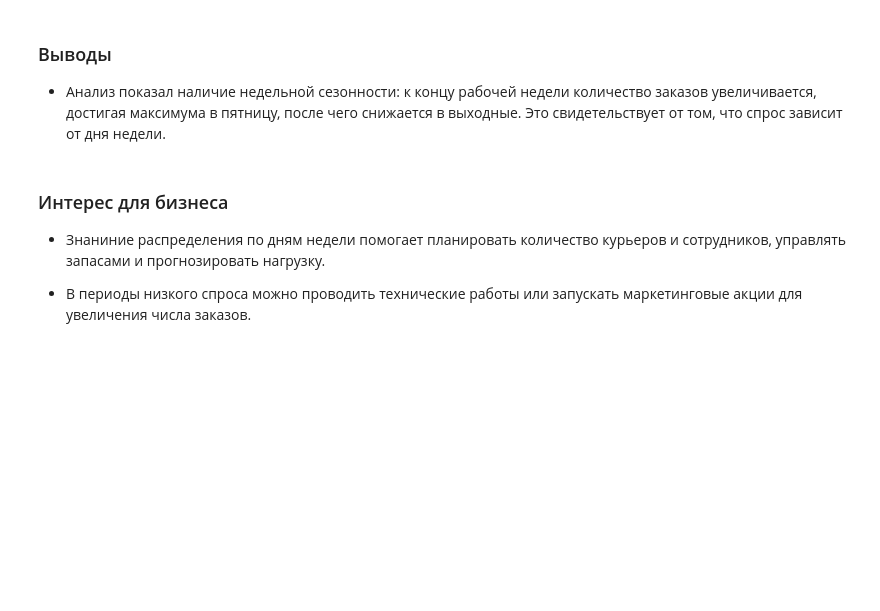
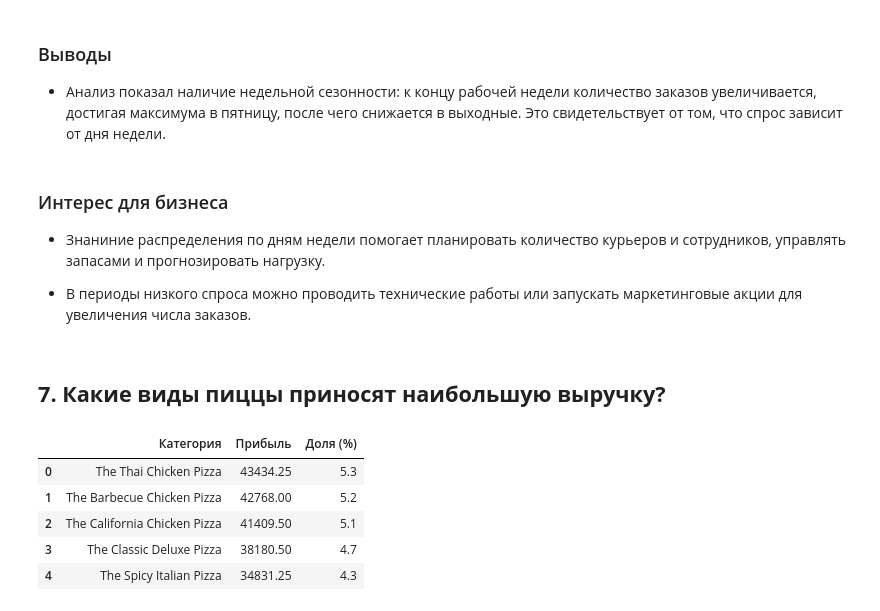
Before and after one commit to WhosArt/pizza_hut_da, a Jupyter notebook: pizzahut_analysis.ipynb, the cells around one changed output. Saved outputs shown, nothing was run; the diff lists cells and outputs as text; code cells hidden in the pictures; blank space fills up the shorter version.

```diff
--- a/pizzahut_analysis.ipynb
+++ b/pizzahut_analysis.ipynb
@@ -1208,3 +1208,31 @@ print("====================================================")
 - Знаниние распределения по дням недели помогает планировать количество курьеров и сотрудников, управлять запасами и прогнозировать нагрузку.
 
 - В периоды низкого спроса можно проводить технические работы или запускать маркетинговые акции для увеличения числа заказов.
+# %% [markdown]
+## **7. Какие виды пиццы приносят наибольшую выручку?**
+# %%
+# Рассчитываем суммарную прибыль по видам пиццы
+revenue_by_pizza = (
+    df.groupby('name')['revenue']
+    .sum()
+    .sort_values(ascending=False)
+    .reset_index()
+)
+
+result_revenue_pizza = revenue_by_pizza.copy()
+
+result_revenue_pizza.columns = ['Категория', 'Прибыль']
+
+result_revenue_pizza['Доля (%)'] = (
+    result_revenue_pizza['Прибыль'] / result_revenue_pizza['Прибыль'].sum() * 100
+).round(1)
+
+# Выводим результат
+result_revenue_pizza.head(5)
+# %% [output]
+|  | Категория | Прибыль | Доля (%) |
+| 0 | The Thai Chicken Pizza | 43434.25 | 5.3 |
+| 1 | The Barbecue Chicken Pizza | 42768.00 | 5.2 |
+| 2 | The California Chicken Pizza | 41409.50 | 5.1 |
+| 3 | The Classic Deluxe Pizza | 38180.50 | 4.7 |
+| 4 | The Spicy Italian Pizza | 34831.25 | 4.3 |
```
Also changed, not shown: parts of 8 cells of this notebook.
